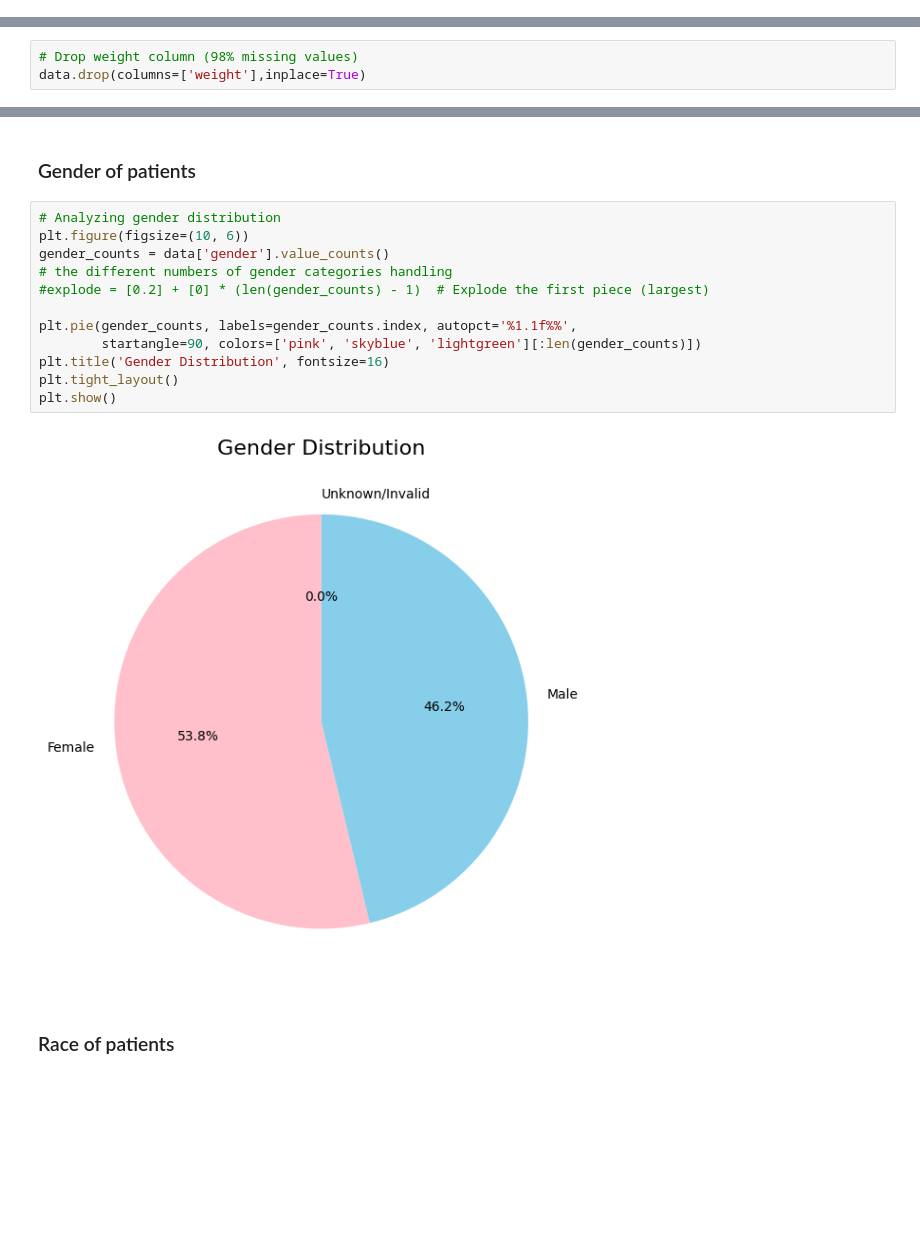
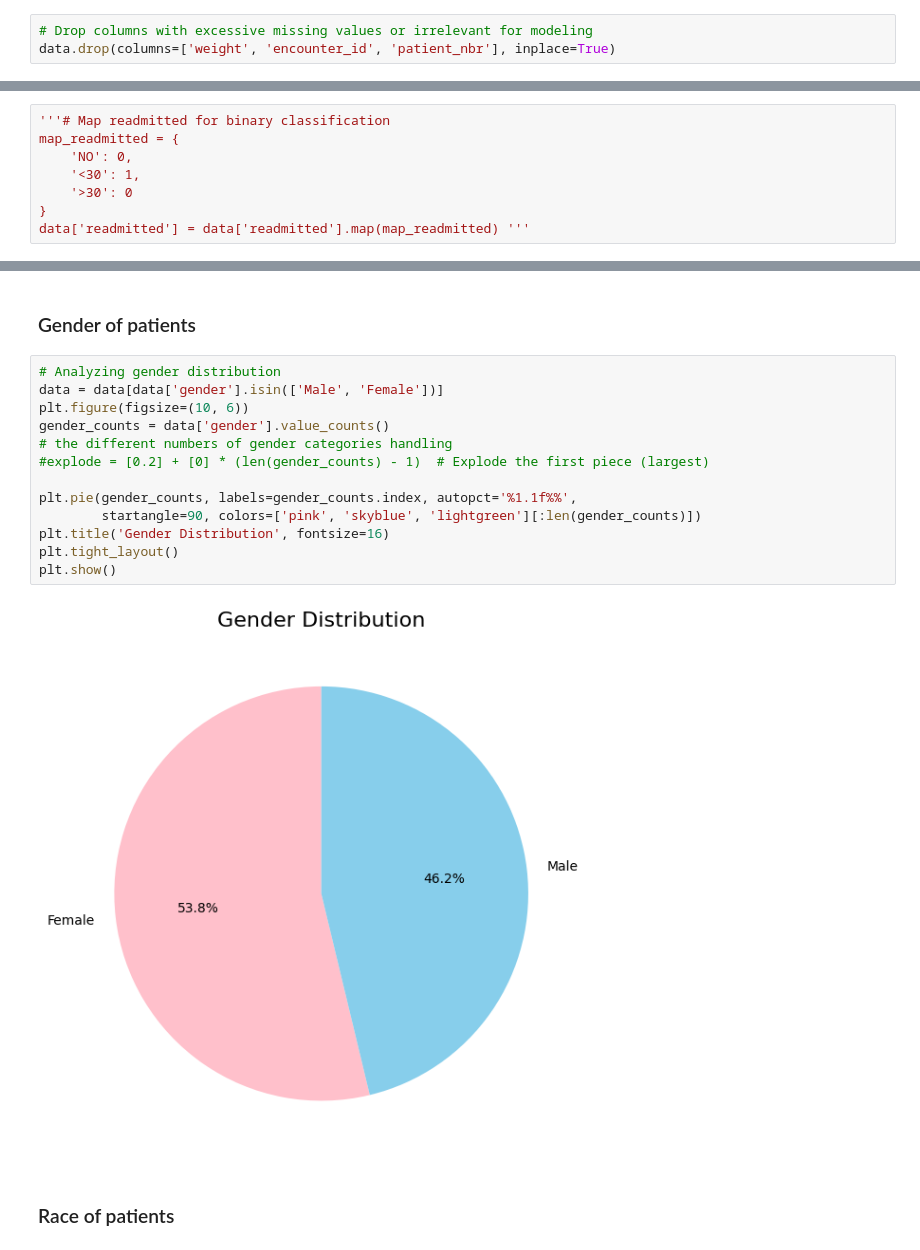
Before and after one commit to Fady2024/HRP-AI, a Jupyter notebook: project.ipynb, the cells around one changed output, grey strips where cells are left out. Drawn from its saved outputs; the diff is of its cells as text; blank space fills up the shorter version.

```diff
--- a/project.ipynb
+++ b/project.ipynb
@@ -108,3 +124,6 @@ print(data[['admission_type_id','discharge_disposition_id','admission_source_id'
 # %%
 # Replace '?' with NaN values
 data.replace('?',np.nan,inplace=True)
+# %%
+# Drop columns with excessive missing values or irrelevant for modeling
+data.drop(columns=['weight', 'encounter_id', 'patient_nbr'], inplace=True)
@@ -129,6 +151,3 @@ change                          0
 diabetesMed                     0
 readmitted                      0
 dtype: int64
-# %%
-# Drop weight column (98% missing values)
-data.drop(columns=['weight'],inplace=True)
@@ -160,0 +154,8 @@ data.dropna(subset=['diag_1'], inplace=True)
+# %%
+'''# Map readmitted for binary classification
+map_readmitted = {
+    'NO': 0,
+    '<30': 1,
+    '>30': 0
+}
+data['readmitted'] = data['readmitted'].map(map_readmitted) '''
@@ -272,18 +260,19 @@ plt.show()
 ### Gender of patients
 # %%
 # Analyzing gender distribution
+data = data[data['gender'].isin(['Male', 'Female'])]
 plt.figure(figsize=(10, 6))
 gender_counts = data['gender'].value_counts()
 # the different numbers of gender categories handling
 #explode = [0.2] + [0] * (len(gender_counts) - 1)  # Explode the first piece (largest)
 
 plt.pie(gender_counts, labels=gender_counts.index, autopct='%1.1f%%',
         startangle=90, colors=['pink', 'skyblue', 'lightgreen'][:len(gender_counts)])
 plt.title('Gender Distribution', fontsize=16)
 plt.tight_layout()
 plt.show()
 # %% [output]
-[figure, old version]
+[figure, new version]
 # %% [markdown]
 ### Race of patients
 # %%
```
Also changed, not shown: parts of 40 cells of this notebook.
